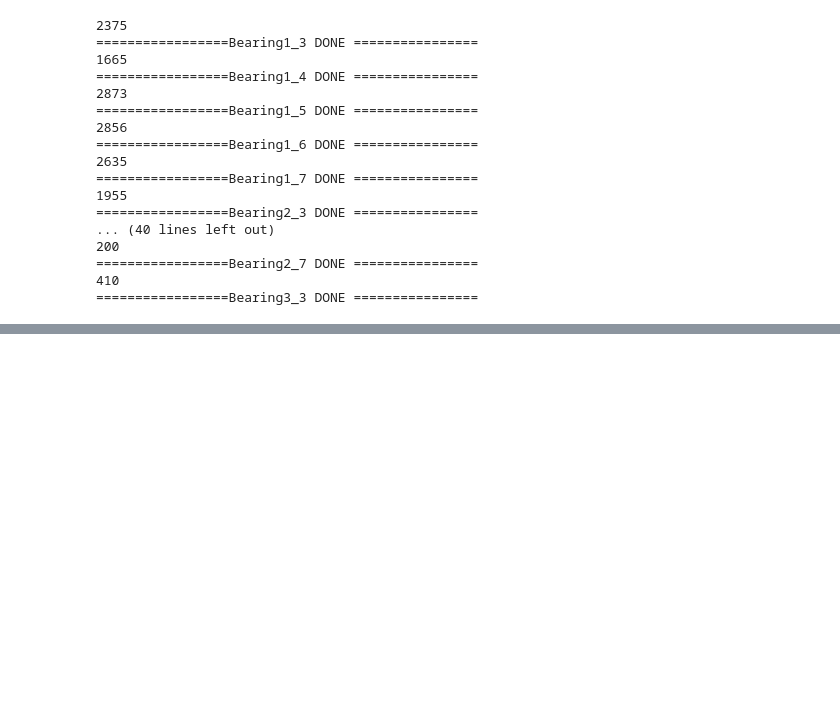
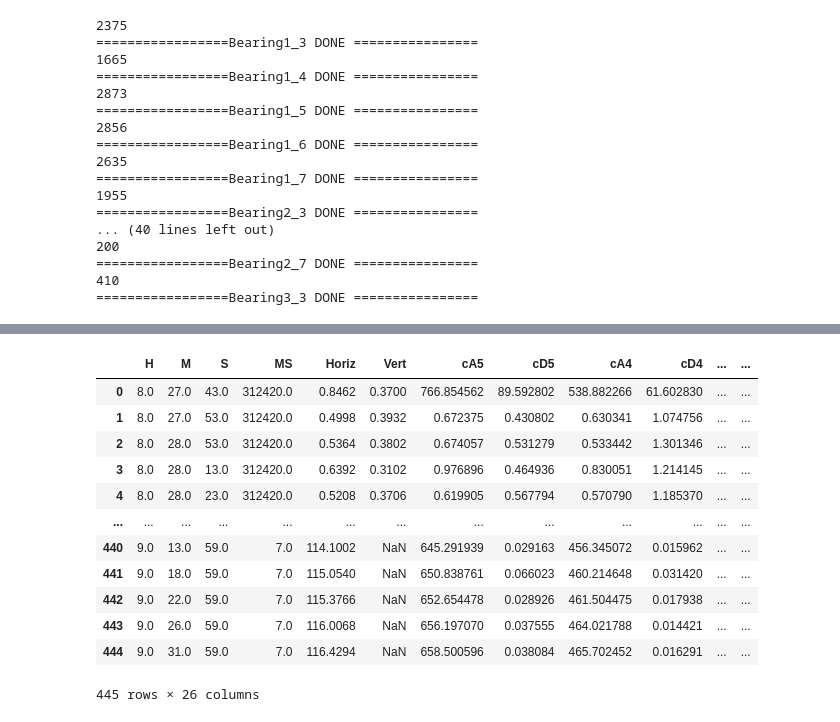
Before and after one commit to hyeonggulim/-SKT-AI-FELLOWSHIP-3-phm-data-challenge2012-dataset, a Jupyter notebook: preprocessing (winners solution).ipynb, the cells around one changed output, grey strips where cells are left out. Cells and saved outputs as stored; diff of their text form; code cells hidden in the pictures; blank space fills up the shorter version.

```diff
--- a/preprocessing (winners solution).ipynb
+++ b/preprocessing (winners solution).ipynb
@@ -534,0 +548,36 @@ for get_file in files[1:-1]:
+# %%
+abspath = os.path.abspath("C:/Users/SIL/Desktop/sil/WORK/SKT AI FELLOWSHIP 3기/PHM 챌린지 데이터셋 조사/phm-ieee-2012-data-challenge-dataset-master/phm-ieee-2012-data-challenge-dataset-master/merged_data/wavelet")
+files = os.listdir(abspath)
+files
+
+# TEST/LEARNING,files[2]
+for get_file in files[:1]:
+    #데이터 CD3만 보기
+    path2 = abspath+"/"+get_file
+    df2 = pd.read_csv(path2)
+    #df2 = five_pointdf
+    #df2 =df[['cD3','cD3.1']]
+    #df2.columns =['Horiz','Verti']
+
+    # Index 만들어 주기
+    use_index = [i*2580 for i in range((len(df2)//2580)-1)]
+
+    # 5지점 평균내기
+    point = []
+    for index in tqdm.tqdm(use_index):
+        start = index
+        end = index+ 2580
+        tem = df2.iloc[range(start,end)]
+        tem2 = five_points(tem)
+        point.append(tem2)
+
+    final_df = pd.DataFrame(point)
+    #final_df.columns =['Horiz','Verti']
+
+    final_df.to_csv(abspath+"/cut/"+get_file,index =False)
+
+
+
+
+
+    #df2.to_csv(path2+'_cut_'+get_file,index =False)
@@ -534,0 +599,16 @@ for get_file in files[1:-1]:
+# %%
+final_df
+# %% [output]
+|  | H | M | S | MS | Horiz | Vert | cA5 | cD5 | cA4 | cD4 | ... | ... |
+| 0 | 8.0 | 27.0 | 43.0 | 312420.0 | 0.8462 | 0.3700 | 766.854562 | 89.592802 | 538.882266 | 61.602830 | ... | ... |
+| 1 | 8.0 | 27.0 | 53.0 | 312420.0 | 0.4998 | 0.3932 | 0.672375 | 0.430802 | 0.630341 | 1.074756 | ... | ... |
+| 2 | 8.0 | 28.0 | 53.0 | 312420.0 | 0.5364 | 0.3802 | 0.674057 | 0.531279 | 0.533442 | 1.301346 | ... | ... |
+| 3 | 8.0 | 28.0 | 13.0 | 312420.0 | 0.6392 | 0.3102 | 0.976896 | 0.464936 | 0.830051 | 1.214145 | ... | ... |
+| 4 | 8.0 | 28.0 | 23.0 | 312420.0 | 0.5208 | 0.3706 | 0.619905 | 0.567794 | 0.570790 | 1.185370 | ... | ... |
+| ... | ... | ... | ... | ... | ... | ... | ... | ... | ... | ... | ... | ... |
+| 440 | 9.0 | 13.0 | 59.0 | 7.0 | 114.1002 | NaN | 645.291939 | 0.029163 | 456.345072 | 0.015962 | ... | ... |
+| 441 | 9.0 | 18.0 | 59.0 | 7.0 | 115.0540 | NaN | 650.838761 | 0.066023 | 460.214648 | 0.031420 | ... | ... |
+| 442 | 9.0 | 22.0 | 59.0 | 7.0 | 115.3766 | NaN | 652.654478 | 0.028926 | 461.504475 | 0.017938 | ... | ... |
+| 443 | 9.0 | 26.0 | 59.0 | 7.0 | 116.0068 | NaN | 656.197070 | 0.037555 | 464.021788 | 0.014421 | ... | ... |
+| 444 | 9.0 | 31.0 | 59.0 | 7.0 | 116.4294 | NaN | 658.500596 | 0.038084 | 465.702452 | 0.016291 | ... | ... |
+445 rows × 26 columns
```
Also changed, not shown: parts of 8 cells of this notebook, 1 other file.
